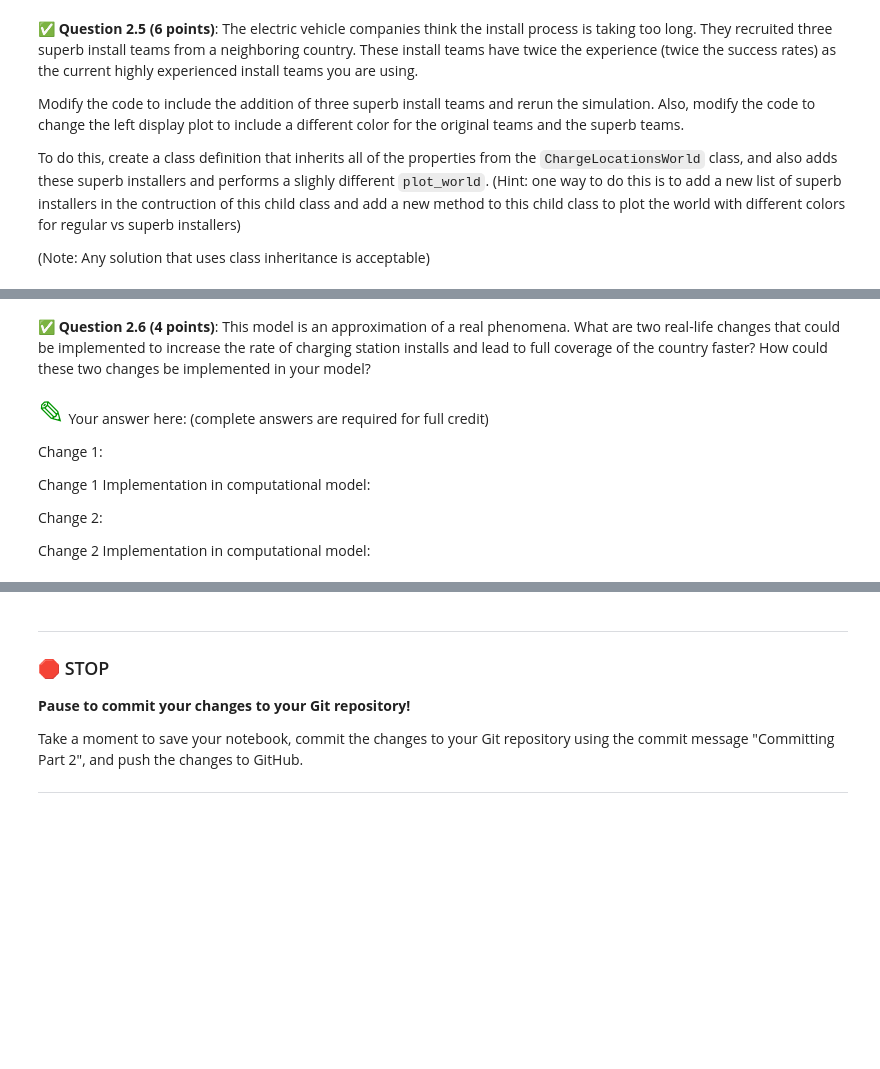
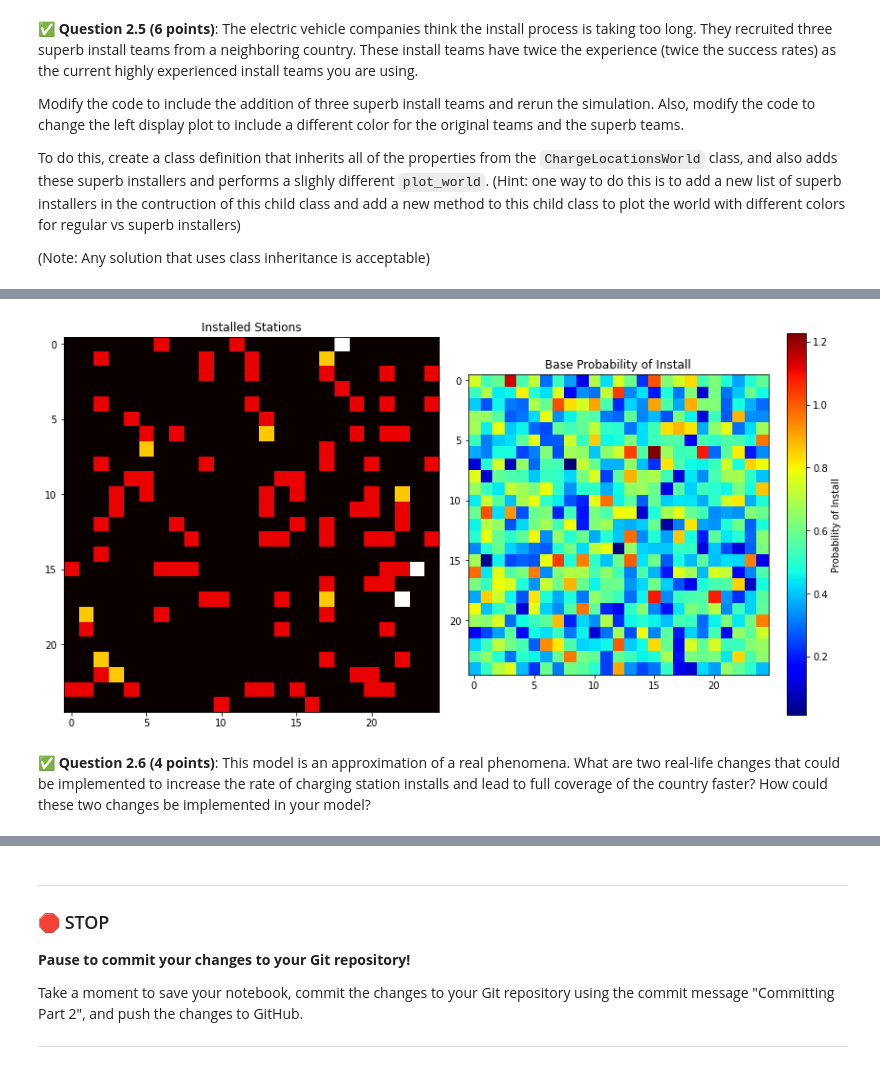
Before and after one commit to BraydenDillon/CMSE202-f23-turnin, a Jupyter notebook: hw-02/HW-02_OOP_ABM_GraphTheory-STUDENT.ipynb, the cells around one changed output, grey strips where cells are left out. Cells and saved outputs as stored; diff of their text form; code cells hidden in the pictures; blank space fills up the shorter version.

```diff
--- a/hw-02/HW-02_OOP_ABM_GraphTheory-STUDENT.ipynb
+++ b/hw-02/HW-02_OOP_ABM_GraphTheory-STUDENT.ipynb
@@ -230,12 +342,51 @@ When successful, you simulation should look something like this:
+# %%
+# Put your code here to run the simulation to display the results
+
+# Put your code here to run the simulation and see results
+world_object = EliteInstall(25, 8, 3)
+
+# loop over months
+percent = len(world_object.return_empty_locations())/25**2
+time = 0
+while percent > 0.85:
+#for tstep in range(25):
+    # loop over installers
+    for installer_now in world_object.installer_list:
+        # pick a random location that does not have a station
+        empty_locations = world_object.return_empty_locations()
+        (x,y) = empty_locations[np.random.randint(0,len(empty_locations))]
+
+        # set the location for the installer for this time step
+        installer_now.set_location(x,y)
+        # attempt to install a station at this location
+        success = installer_now.attempt_install(world_object.base_probability_map[x,y])
+        # if successful, add a station; else improve base probability
+        if success:
+            world_object.charge_station_map[x,y] = 1
+        else:
+            world_object.improve_base_probability(x,y)
+
+    for installer_now2 in world_object.elite_installer_list:
+        # pick a random location that does not have a station
+        empty_locations = world_object.return_empty_locations()
+        (x,y) = empty_locations[np.random.randint(0,len(empty_locations))]
+
+        # set the location for the installer for this time step
+        installer_now2.set_location(x,y)
+        # attempt to install a station at this location
+        success = installer_now.attempt_install(world_object.base_probability_map[x,y])
+        # if successful, add a station; else improve base probability
+        if success:
+            world_object.charge_station_map[x,y] = 1
+        else:
+            world_object.improve_base_probability(x,y)
+
+    # plot the world
+    world_object.plot_world2()
+    clear_output(wait=True) # Clear output for dynamic display
+    time += 1
+    percent = len(world_object.return_empty_locations())/25**2
+# %% [output]
+[figure, added]
 # %% [markdown]
 &#9989; **Question 2.6 (4 points)**: This model is an approximation of a real phenomena.  What are two real-life changes that could be implemented to increase the rate of charging station installs and lead to full coverage of the country faster?  How could these two changes be implemented in your model?
-# %% [markdown]
-<font size=6 color="#009600">&#9998;</font> Your answer here: (complete answers are required for full credit)
-
-Change 1:
-
-Change 1 Implementation in computational model:
-
-Change 2:
-
-Change 2 Implementation in computational model:
```
Also changed, not shown: parts of 10 cells of this notebook.
